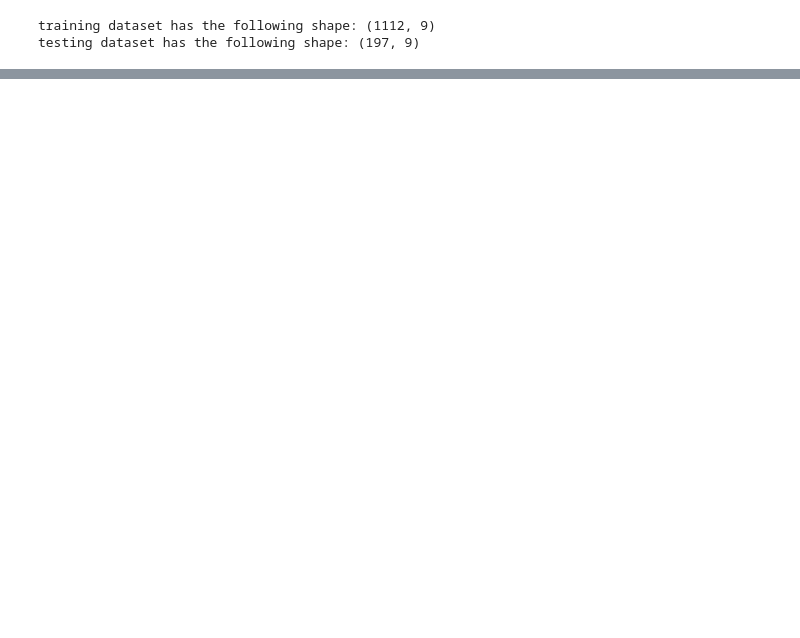
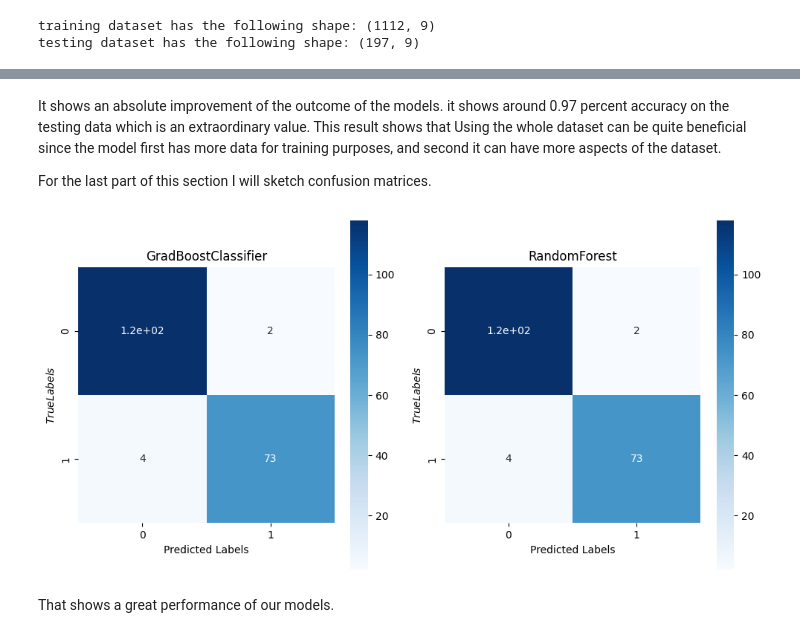
Before and after one commit to hooman-b/Machine_learning_assignments, a Jupyter notebook: Supervised_Learning/Seventh_Assignment/Assignment7.ipynb, the cells around one changed output, grey strips where cells are left out. Cells and saved outputs as stored; diff of their text form; code cells hidden in the pictures; blank space fills up the shorter version.

Commit message:
last commit :), add some parts in assignment7

```diff
--- a/Supervised_Learning/Seventh_Assignment/Assignment7.ipynb
+++ b/Supervised_Learning/Seventh_Assignment/Assignment7.ipynb
@@ -618,0 +785,4 @@ for name in best_model_dict2.keys():
+# %%
+# load the models
+path ='D:/Data Science for Life Science/Machine Learning and Deep learning/Data/Data_week6'
+models_dict = save_read_model(path, 'read', model_dict=None)
@@ -618,0 +813,10 @@ for name in best_model_dict2.keys():
+# %% [markdown]
+It shows an absolute improvement of the outcome of the models. it shows around 0.97 percent accuracy on the testing data which is an extraordinary value. This result shows that Using the whole dataset can be quite beneficial since the model first has more data for training purposes, and second it can have more aspects of the dataset.
+
+For the last part of this section I will sketch confusion matrices.
+# %%
+evaluation_dict = cm_plotter(models_dict, X_test2, y_test2,)
+# %% [output]
+[figure, added]
+# %% [markdown]
+That shows a great performance of our models.
```
Also changed, not shown: parts of 30 cells of this notebook.
